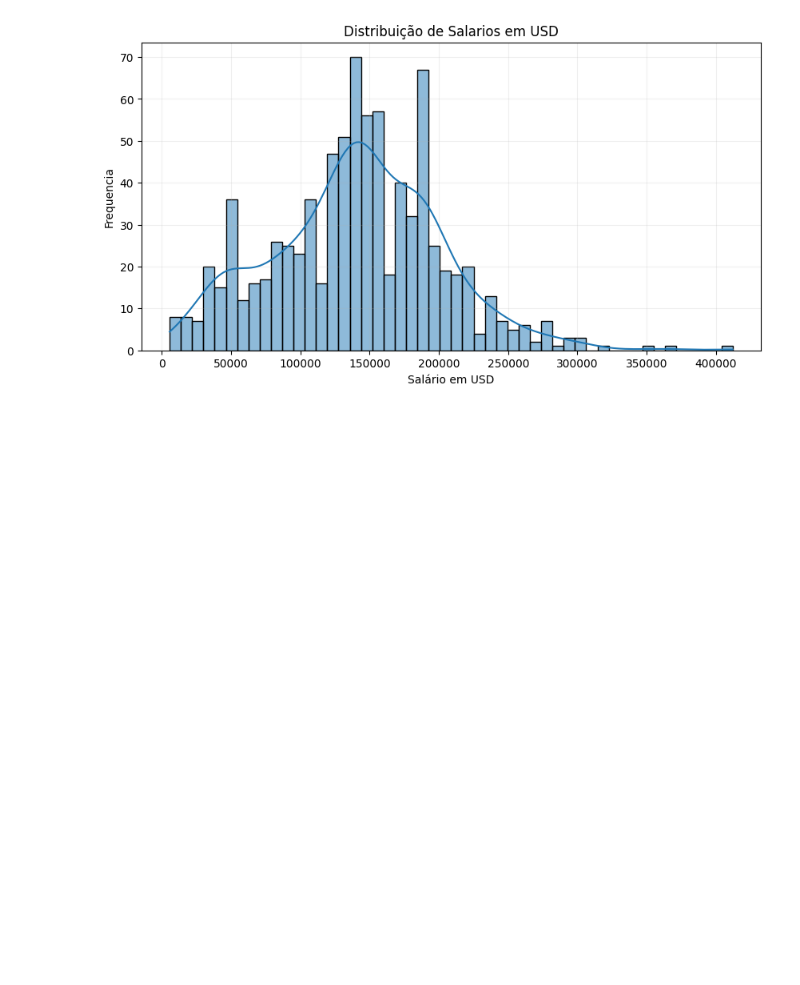
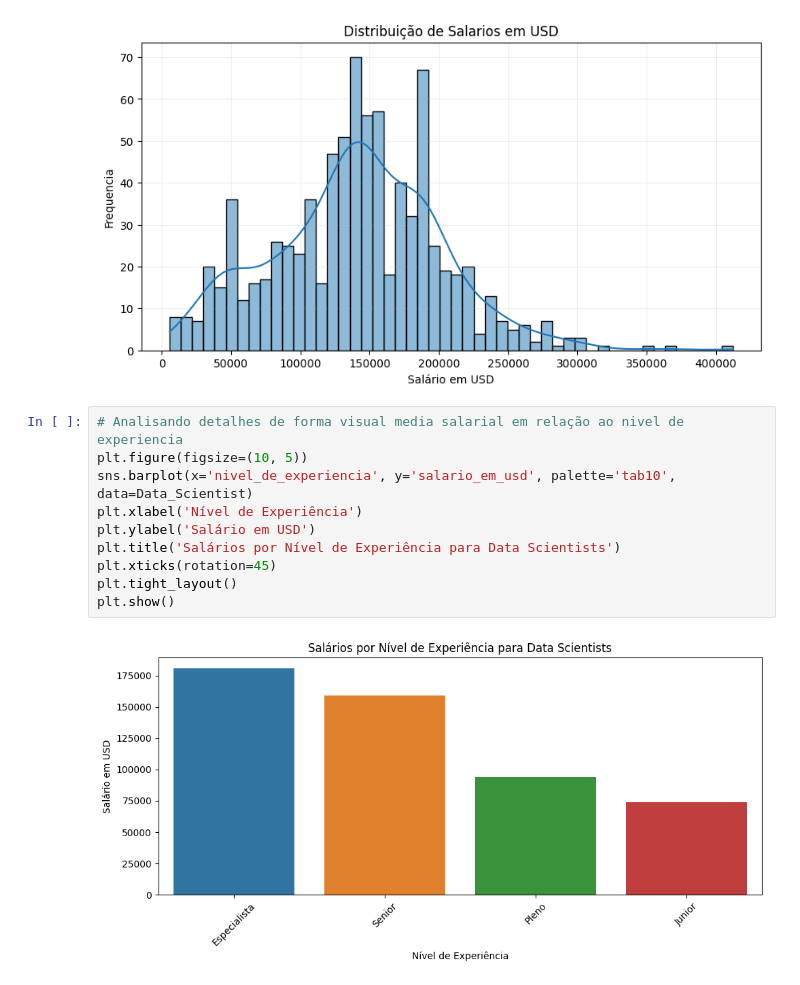
Before and after one commit to jaisson-italo/ds_salary_machine_learning_I, a Jupyter notebook: projeto_ml.ipynb, the cells around one changed output. Saved outputs shown, nothing was run; the diff lists cells and outputs as text; blank space fills up the shorter version.

Commit message:
Mais detalhes

```diff
--- a/projeto_ml.ipynb
+++ b/projeto_ml.ipynb
@@ -201,3 +201,15 @@ plt.title('Distribuição de Salarios em USD')
 plt.show()
 # %% [output]
 [figure]
+# %%
+# Analisando detalhes de forma visual media salarial em relação ao nivel de experiencia
+plt.figure(figsize=(10, 5))
+sns.barplot(x='nivel_de_experiencia', y='salario_em_usd', palette='tab10', data=Data_Scientist)
+plt.xlabel('Nível de Experiência')
+plt.ylabel('Salário em USD')
+plt.title('Salários por Nível de Experiência para Data Scientists')
+plt.xticks(rotation=45)
+plt.tight_layout()
+plt.show()
+# %% [output]
+[figure, added]
```
Also changed, not shown: parts of 1 cell of this notebook.
